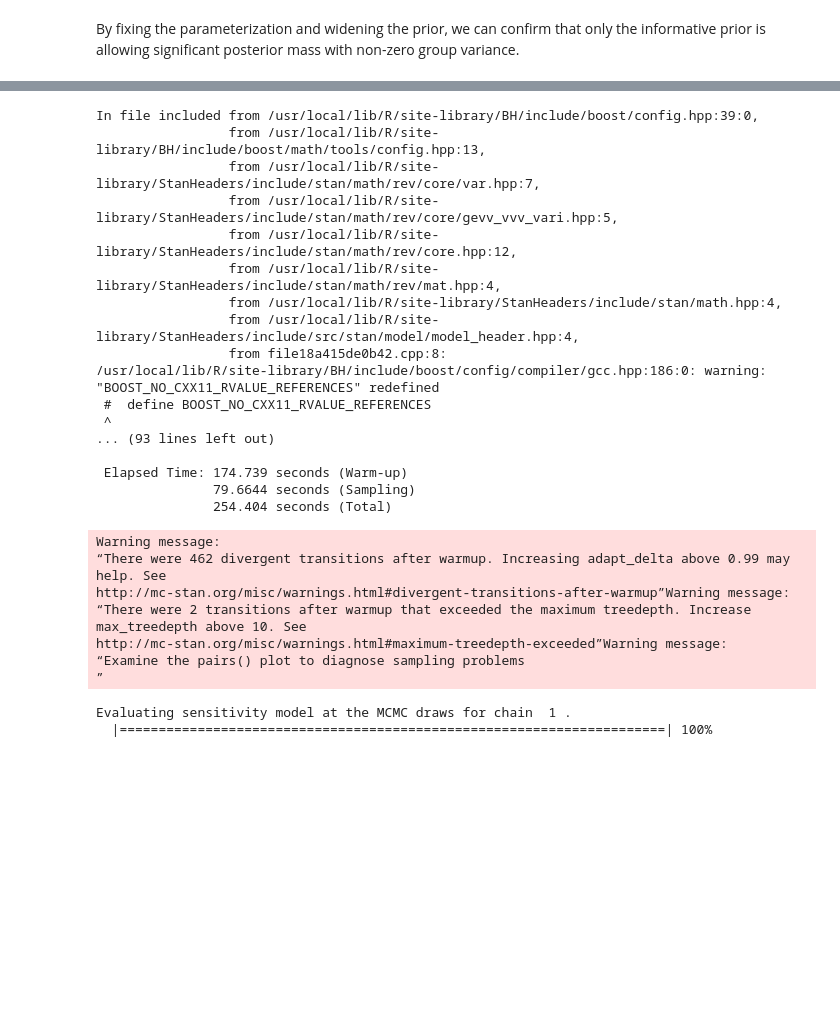
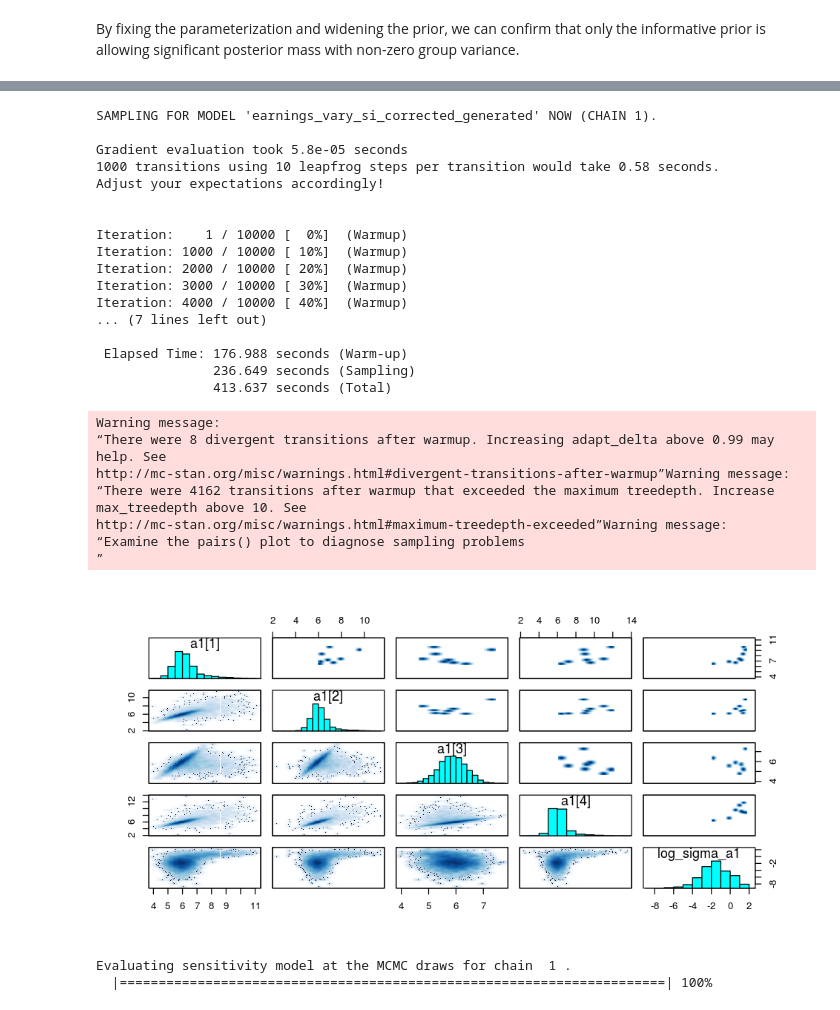
Before and after one commit to rgiordan/StanSensitivity, a Jupyter notebook: examples/earnings_vary_si/Analysis_earnings_vary_si.ipynb, the cells around one changed output, grey strips where cells are left out. Cells and saved outputs as stored; diff of their text form; code cells hidden in the pictures; blank space fills up the shorter version.

Commit message:
New fixed model

```diff
--- a/examples/earnings_vary_si/Analysis_earnings_vary_si.ipynb
+++ b/examples/earnings_vary_si/Analysis_earnings_vary_si.ipynb
@@ -286,5 +348,8 @@ By fixing the parameterization and widening the prior, we can confirm that only
 # %%
-rstan_options(auto_write=TRUE)
+# Sample
+
+# For reproducibility:
+set.seed(42)
 
 data_path <- file.path(example_path, "earnings_vary_si.data.R")
 
@@ -297,39 +362,37 @@ stan_data$mu_a2_scale <- 10
 iters <- 10000
 adapt_delta <- 0.99
 
-# Compile the models.
-base_model_name <- file.path(example_path, "models/earnings_vary_si_corrected.stan")
-model_name <- GenerateSensitivityFromModel(base_model_name)
-model <- stan_model(paste(model_name, "_generated.stan", sep=""))
-stan_sensitivity_list <- GetStanSensitivityModel(model_name, stan_data)
-
 fixed_sampling_result <- sampling(
   model, data=stan_data, iter=iters, chains=1, control=list(adapt_delta=adapt_delta))
 # %% [output]
-In file included from /usr/local/lib/R/site-library/BH/include/boost/config.hpp:39:0,
-                 from /usr/local/lib/R/site-library/BH/include/boost/math/tools/config.hpp:13,
-                 from /usr/local/lib/R/site-library/StanHeaders/include/stan/math/rev/core/var.hpp:7,
-                 from /usr/local/lib/R/site-library/StanHeaders/include/stan/math/rev/core/gevv_vvv_vari.hpp:5,
-                 from /usr/local/lib/R/site-library/StanHeaders/include/stan/math/rev/core.hpp:12,
-                 from /usr/local/lib/R/site-library/StanHeaders/include/stan/math/rev/mat.hpp:4,
-                 from /usr/local/lib/R/site-library/StanHeaders/include/stan/math.hpp:4,
-                 from /usr/local/lib/R/site-library/StanHeaders/include/src/stan/model/model_header.hpp:4,
-                 from file18a415de0b42.cpp:8:
-/usr/local/lib/R/site-library/BH/include/boost/config/compiler/gcc.hpp:186:0: warning: "BOOST_NO_CXX11_RVALUE_REFERENCES" redefined
- #  define BOOST_NO_CXX11_RVALUE_REFERENCES
- ^
-... (93 lines left out)
+SAMPLING FOR MODEL 'earnings_vary_si_corrected_generated' NOW (CHAIN 1).
 
- Elapsed Time: 174.739 seconds (Warm-up)
-               79.6644 seconds (Sampling)
-               254.404 seconds (Total)
+Gradient evaluation took 5.8e-05 seconds
+1000 transitions using 10 leapfrog steps per transition would take 0.58 seconds.
+Adjust your expectations accordingly!
+
+
+Iteration:    1 / 10000 [  0%]  (Warmup)
+Iteration: 1000 / 10000 [ 10%]  (Warmup)
+Iteration: 2000 / 10000 [ 20%]  (Warmup)
+Iteration: 3000 / 10000 [ 30%]  (Warmup)
+Iteration: 4000 / 10000 [ 40%]  (Warmup)
+... (7 lines left out)
+
+ Elapsed Time: 176.988 seconds (Warm-up)
+               236.649 seconds (Sampling)
+               413.637 seconds (Total)
 Warning message:
-“There were 462 divergent transitions after warmup. Increasing adapt_delta above 0.99 may help. See
+“There were 8 divergent transitions after warmup. Increasing adapt_delta above 0.99 may help. See
 http://mc-stan.org/misc/warnings.html#divergent-transitions-after-warmup”Warning message:
-“There were 2 transitions after warmup that exceeded the maximum treedepth. Increase max_treedepth above 10. See
+“There were 4162 transitions after warmup that exceeded the maximum treedepth. Increase max_treedepth above 10. See
 http://mc-stan.org/misc/warnings.html#maximum-treedepth-exceeded”Warning message:
 “Examine the pairs() plot to diagnose sampling problems
 ”
+# %%
+pairs(fixed_sampling_result, pars=c("a1", "log_sigma_a1"), condition="divergent__")
+# %% [output]
+[figure, added]
 # %%
 # Calculate the sensitivity.
 fixed_sens_result <- GetStanSensitivityFromModelFit(fixed_sampling_result, stan_sensitivity_list)
```
Also changed, not shown: parts of 2 cells of this notebook, 4 other files.
